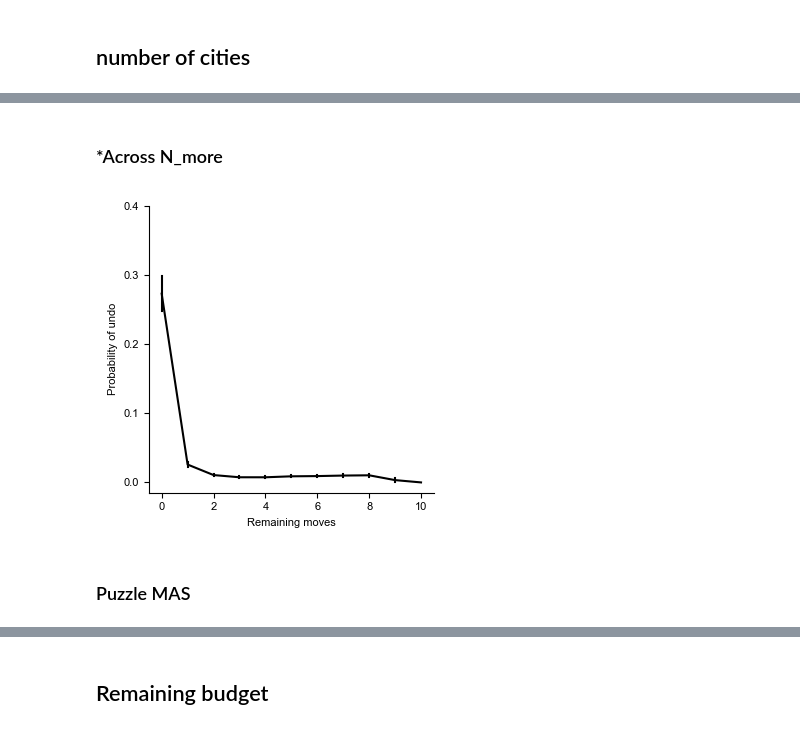
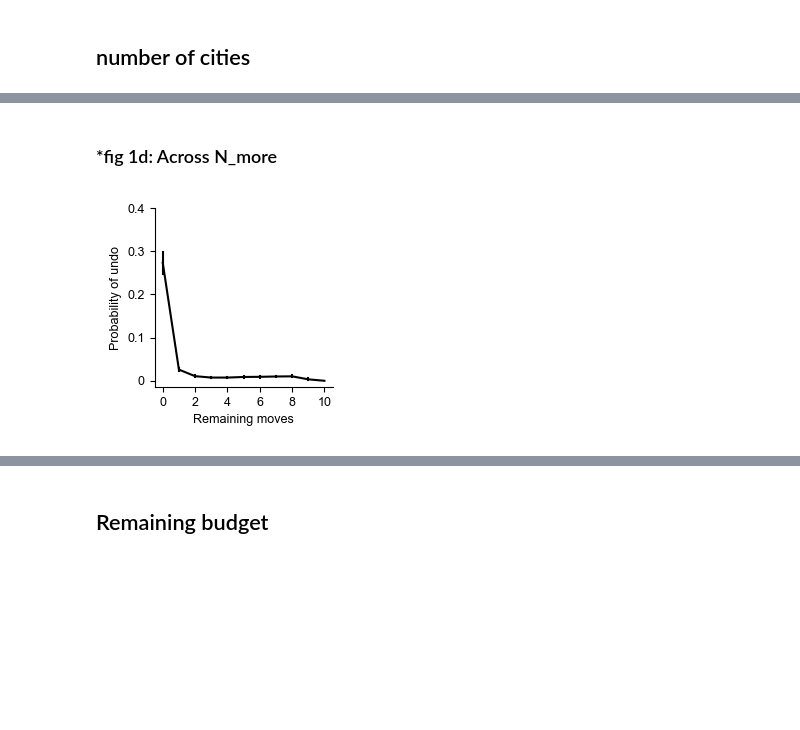
Before and after one commit to sherrybao222/Road_Construction, a Jupyter notebook: submission/analysis/figure_3a_4a_4c.ipynb, the cells around one changed output, grey strips where cells are left out. Drawn from its saved outputs; the diff is of its cells as text; code cells hidden in the pictures; blank space fills up the shorter version.

```diff
--- a/submission/analysis/figure_3a_4a_4c.ipynb
+++ b/submission/analysis/figure_3a_4a_4c.ipynb
@@ -21,7 +21,7 @@ sys.path.append('/Users/dbao/Downloads/research/rc_scripts/submission/analysis/'
 from process_helper import *
 from plot_helper import *
 save_mode = ".pdf"
-font_size = 8
+font_size = 9
 # %%
 %load_ext rpy2.ipython
 
@@ -348,31 +300,30 @@ fig.savefig(out_dir+'undo_step_terminal.png', dpi=300, bbox_inches='tight')
 # %% [markdown]
-### *Across N_more
+### *fig 1d: Across N_more
 # %%
 firstUndo_sub = undo_data.groupby(['subjects','N_more'])['firstUndo'].mean().reset_index()
 # %%
 %matplotlib widget
 fig, axs = plt.subplots(1, 1)
-fig.set_size_inches(3.5, 3.5)
+fig.set_size_inches(2.5, 2.5)
 plt.rcParams.update({'font.size': font_size})
 
 # multiple line plot
 sns.lineplot(x='N_more', y='firstUndo',
         #      hue = "allMAS",
              color = 'k',
              data = firstUndo_sub,
              errorbar = "se",
              err_style = "bars"
              #palette = ['red','blue']
              )
 axs.set_xticks(range(0,11,2))
 
 axs.set_yticks(np.arange(0,0.5,0.1))
+axs.set_yticklabels(['0' ,'0.1', '0.2', '0.3', '0.4'])
 # axs.set_ylim([0,0.2])
 axs.set(xlabel='Remaining moves',
         ylabel='Probability of undo')
 plt.tight_layout()
 fig.savefig(out_dir+'undo_nmore'+save_mode, dpi=300, bbox_inches='tight')
 # %% [output]
-[figure, old version]
+[figure, new version]
-# %% [markdown]
-### Puzzle MAS
```
Also changed, not shown: parts of 30 cells of this notebook, 7 other files.
